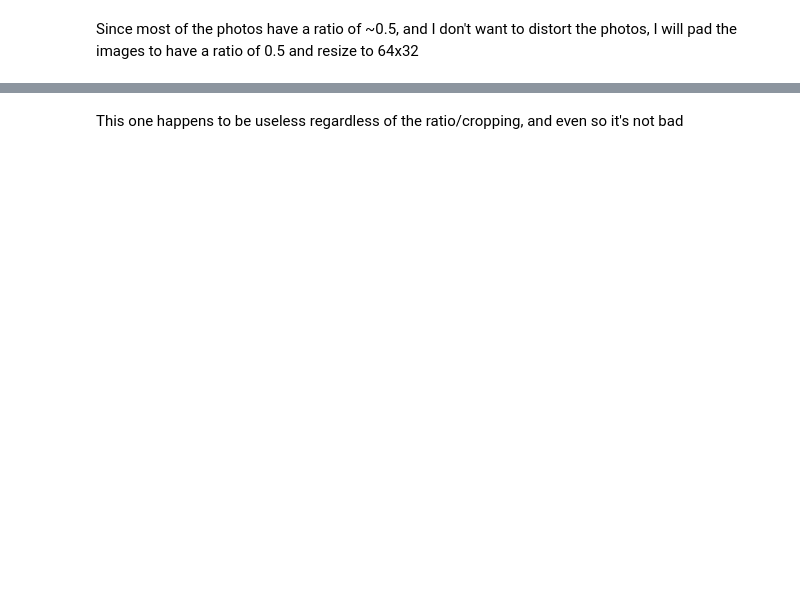
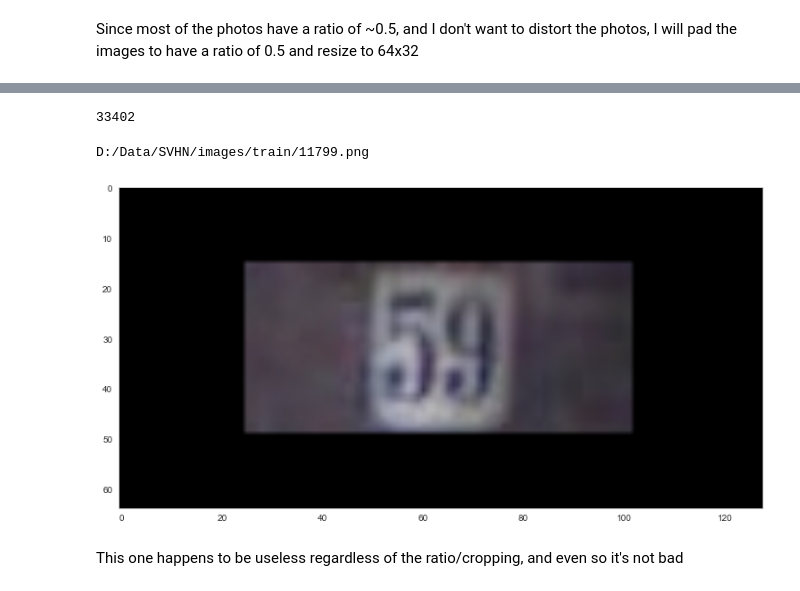
Before and after one commit to idelbrid/SVHN_DeepLearning, a Jupyter notebook: Preparing SVHN Data.ipynb, the cells around one changed output, grey strips where cells are left out. Saved outputs shown, nothing was run; the diff lists cells and outputs as text; code cells hidden in the pictures; blank space fills up the shorter version.

```diff
--- a/Preparing SVHN Data.ipynb
+++ b/Preparing SVHN Data.ipynb
@@ -79,0 +117,4 @@ Wall time: 39.9 s
+# %%
+len(train_data)
+# %% [output]
+33402
@@ -80,3 +136,14 @@ Wall time: 39.9 s
+# %%
+i = 2000
+print(train_files[i])
+scale = 10
+plt.figure(figsize=(128/scale, 64/scale))
+plt.imshow(train_data[i])
+plt.grid(False)
+plt.show()
+# %% [output]
+D:/Data/SVHN/images/train/11799.png
+[figure, added]
 # %% [markdown]
 This one happens to be useless regardless of the ratio/cropping, and even so it's not bad
 # %%
```
Also changed, not shown: parts of 26 cells of this notebook, 4 other files.
